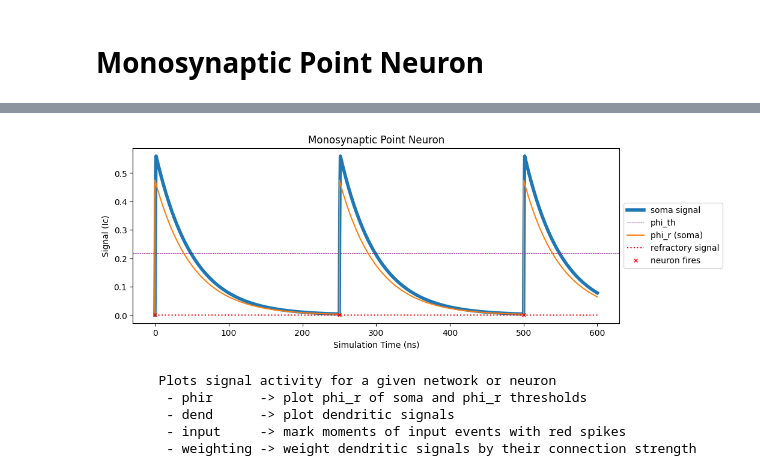
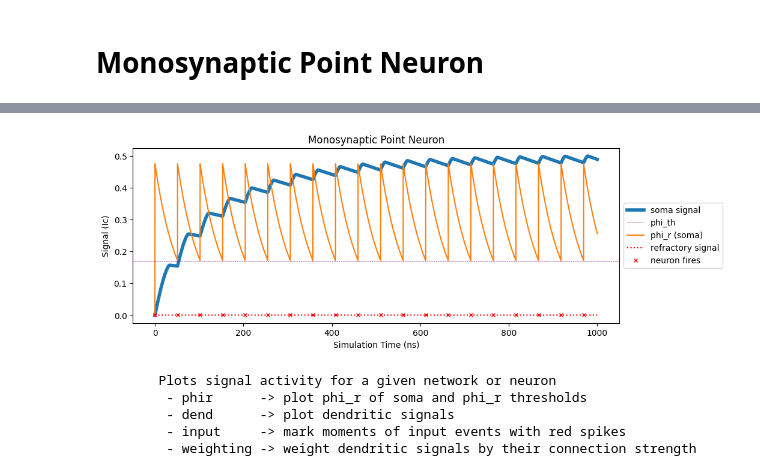
Before and after one commit to ryangitsit/sim_soens, a Jupyter notebook: tutorial_library.ipynb, the cells around one changed output, grey strips where cells are left out. Cells and saved outputs as stored; diff of their text form; code cells hidden in the pictures.

```diff
--- a/tutorial_library.ipynb
+++ b/tutorial_library.ipynb
@@ -7,7 +7,7 @@ from super_input import SuperInput
 from params import default_neuron_params
 from soen_sim import network
 # %%
-times = np.arange(0,600,250)
+times = np.arange(0,1000,51)
 indices = np.zeros(len(times)).astype(int)
 def_spikes = [indices,times]
 input = SuperInput(channels=1, type='defined', defined_spikes=def_spikes, duration=150)
@@ -29,24 +29,24 @@ A number of canoncial and potential useful neurons are here demonstrated for SOE
 # %%
 # Using custom()
 #** put in line for synaptic refractory period
 # synaptic structure [synapse][layer][branch][dendrite]
 # one synapse, weight=1, to the 0th layer, branch, and dendrite -> implies soma
 syn_struct = [[[[1]]]]
 
 # call a custom neuron with this property
 # kwargs and **kwarg dictionaries also welcome for any neuron parameters
 # here, spiking threshold s_th is set to 1
-mono_point = NeuralZoo(type="custom",synaptic_structure=syn_struct,s_th=1,beta_ni=2*np.pi*1e2)
+mono_point = NeuralZoo(type="custom",synaptic_structure=syn_struct,s_th=100,beta_ni=2*np.pi*1e4,tau_ni=1000)
 # add input signal to somatic dendrite
 mono_point.synapses[0][0][0][0].add_input(input.signals[0])
 
 # sim = True will run and record network of nodes for tf duration with dt time steps
-net = network(sim=True,dt=.1,tf=600,nodes=[mono_point])
+net = network(sim=True,dt=.1,tf=1000,nodes=[mono_point])
 
 # many plotting options with this funcion
 mono_point.plot_neuron_activity(net,title="Monosynaptic Point Neuron",input=input,phir=True)
 # %% [output]
-[figure, old version]
+[figure, new version]
 # %%
 # Plotting options
 print(NeuralZoo.plot_neuron_activity.__doc__)
```
Also changed, not shown: 49 other files.
